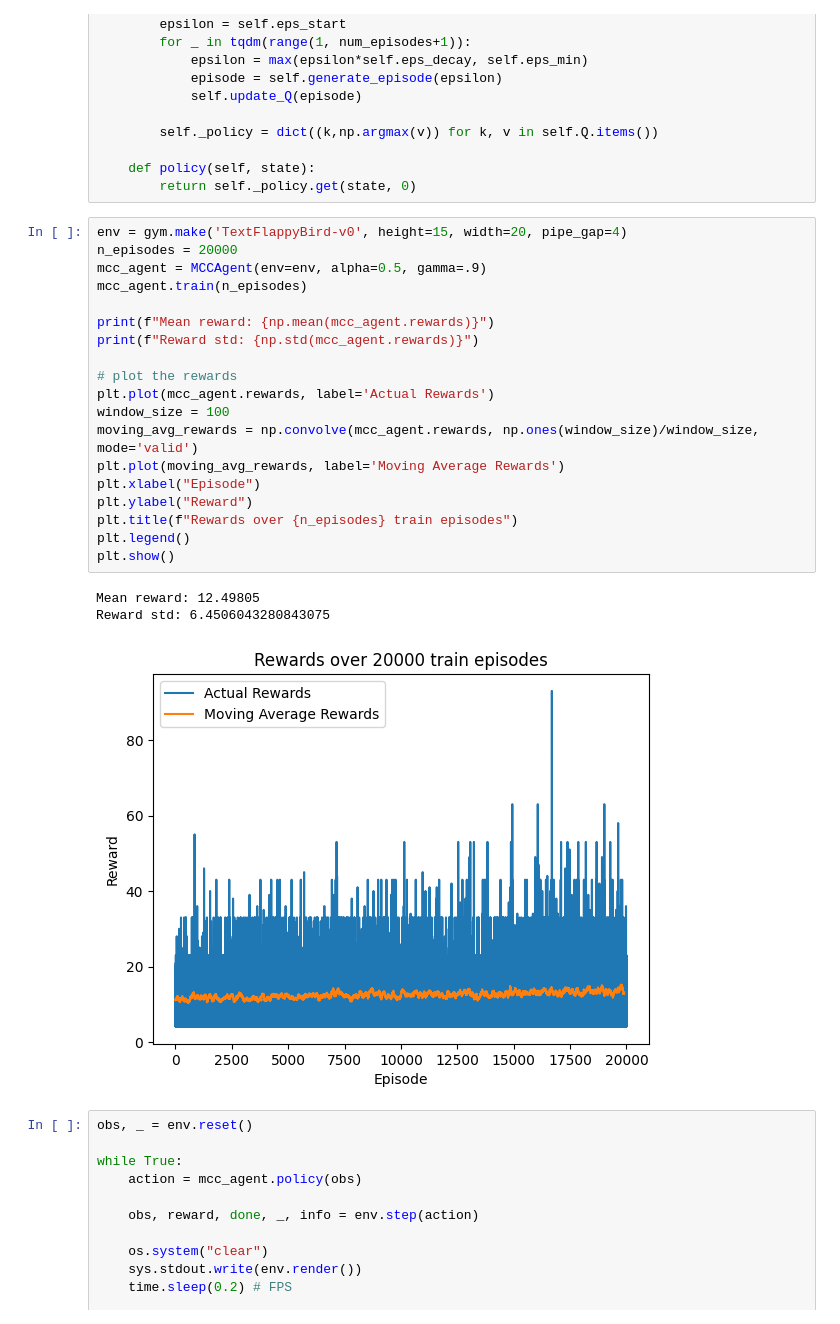
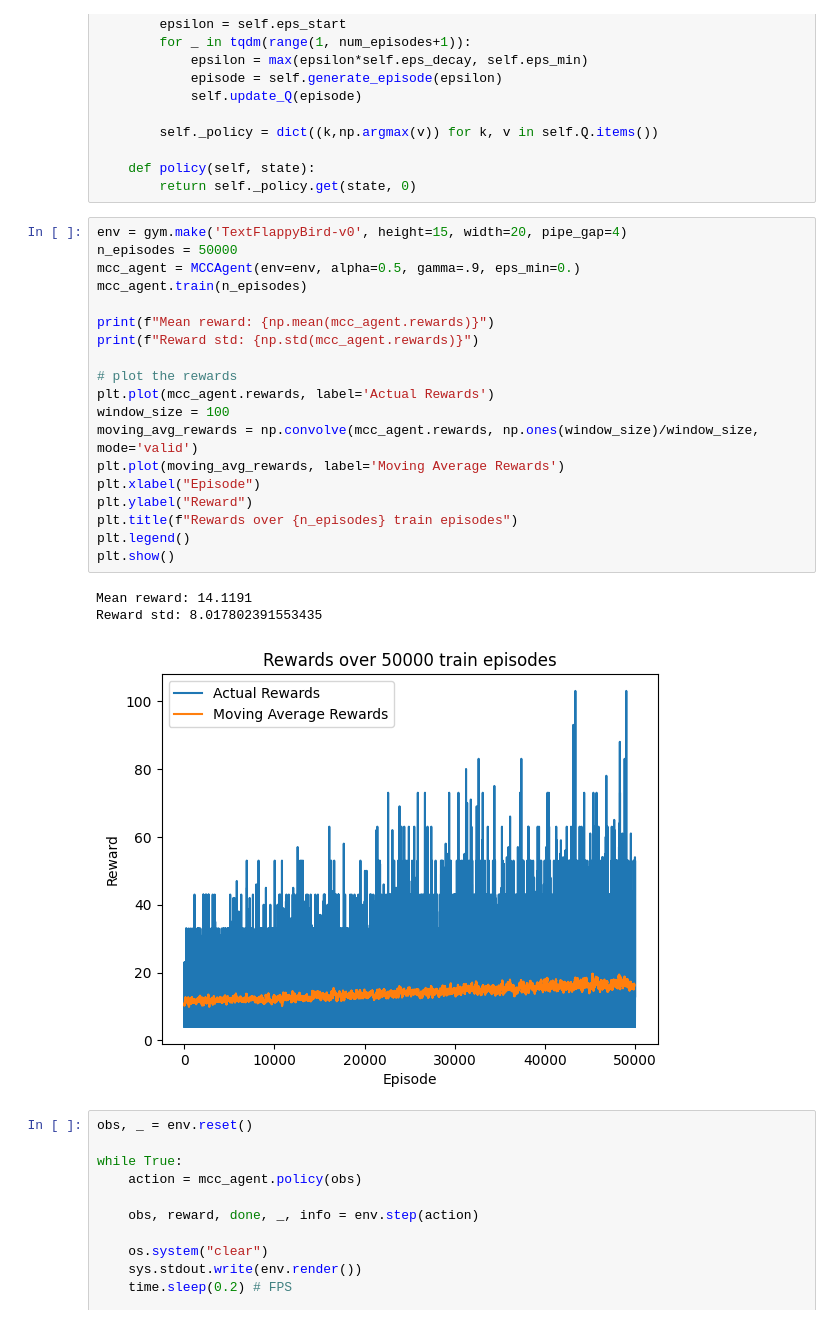
Before and after one commit to PaulTbbr/flappy_bird_RL, a Jupyter notebook: flappy_bird.ipynb, the cells around one changed output. Saved outputs shown, nothing was run; the diff lists cells and outputs as text.

```diff
--- a/flappy_bird.ipynb
+++ b/flappy_bird.ipynb
@@ -159,27 +159,27 @@ class MCCAgent:
         return self._policy.get(state, 0)
 # %%
 env = gym.make('TextFlappyBird-v0', height=15, width=20, pipe_gap=4)
-n_episodes = 20000
-mcc_agent = MCCAgent(env=env, alpha=0.5, gamma=.9)
+n_episodes = 50000
+mcc_agent = MCCAgent(env=env, alpha=0.5, gamma=.9, eps_min=0.)
 mcc_agent.train(n_episodes)
 
 print(f"Mean reward: {np.mean(mcc_agent.rewards)}")
 print(f"Reward std: {np.std(mcc_agent.rewards)}")
 
 # plot the rewards
 plt.plot(mcc_agent.rewards, label='Actual Rewards')
 window_size = 100
 moving_avg_rewards = np.convolve(mcc_agent.rewards, np.ones(window_size)/window_size, mode='valid')
 plt.plot(moving_avg_rewards, label='Moving Average Rewards')
 plt.xlabel("Episode")
 plt.ylabel("Reward")
 plt.title(f"Rewards over {n_episodes} train episodes")
 plt.legend()
 plt.show()
 # %% [output]
-Mean reward: 12.49805
-Reward std: 6.4506043280843075
+Mean reward: 14.1191
+Reward std: 8.017802391553435
-[figure, old version]
+[figure, new version]
 # %%
 obs, _ = env.reset()
 
```
